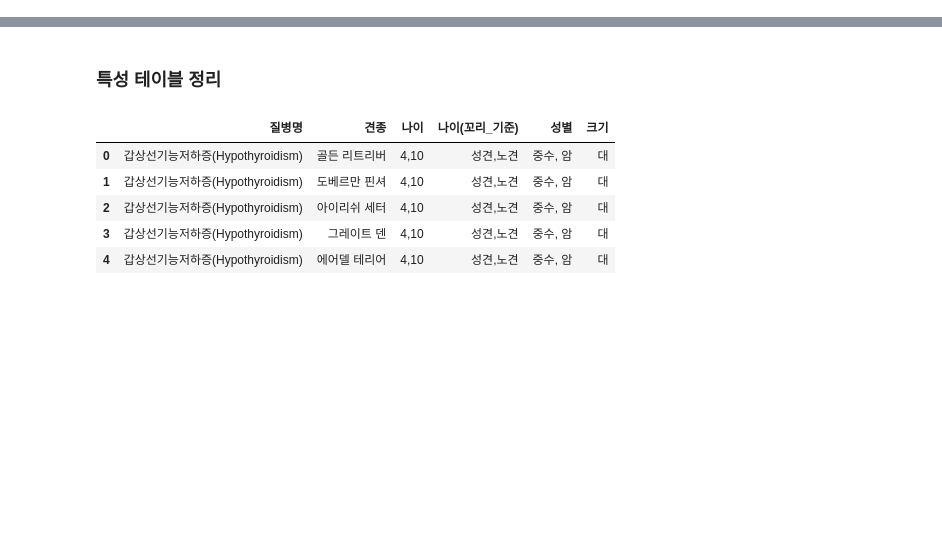
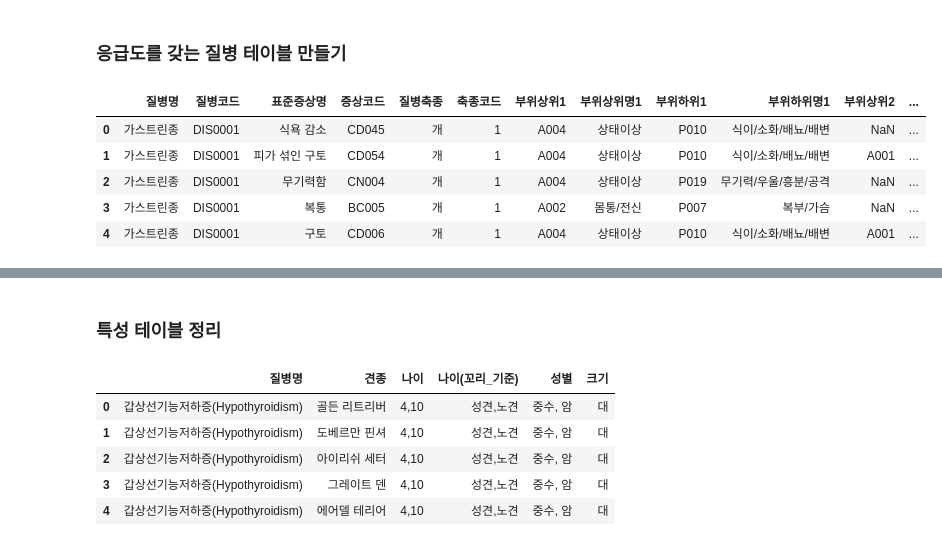
Before and after one commit to jha1s/puppy_project, a Jupyter notebook: result.ipynb, the cells around one changed output, grey strips where cells are left out. Saved outputs shown, nothing was run; the diff lists cells and outputs as text; code cells hidden in the pictures; blank space fills up the shorter version.

```diff
--- a/result.ipynb
+++ b/result.ipynb
@@ -8,3 +8,15 @@ warnings.filterwarnings("ignore")
 #결과 화면에서 테이블을 크게 보기 위한 설정
 pd.set_option('display.max_row', 500)
 pd.set_option('display.max_columns', 100)
+# %% [markdown]
+### 응급도를 갖는 질병 테이블 만들기
+# %%
+df = pd.read_excel('./최종자료/꼬리2.0 질병증상데이터_공유용 v1.2.xlsx', sheet_name='전체')
+df.head()
+# %% [output]
+|  | 질병명 | 질병코드 | 표준증상명 | 증상코드 | 질병축종 | 축종코드 | 부위상위1 | 부위상위명1 | 부위하위1 | 부위하위명1 | 부위상위2 | ... |
+| 0 | 가스트린종 | DIS0001 | 식욕 감소 | CD045 | 개 | 1 | A004 | 상태이상 | P010 | 식이/소화/배뇨/배변 | NaN | ... |
+| 1 | 가스트린종 | DIS0001 | 피가 섞인 구토 | CD054 | 개 | 1 | A004 | 상태이상 | P010 | 식이/소화/배뇨/배변 | A001 | ... |
+| 2 | 가스트린종 | DIS0001 | 무기력함 | CN004 | 개 | 1 | A004 | 상태이상 | P019 | 무기력/우울/흥분/공격 | NaN | ... |
+| 3 | 가스트린종 | DIS0001 | 복통 | BC005 | 개 | 1 | A002 | 몸통/전신 | P007 | 복부/가슴 | NaN | ... |
+| 4 | 가스트린종 | DIS0001 | 구토 | CD006 | 개 | 1 | A004 | 상태이상 | P010 | 식이/소화/배뇨/배변 | A001 | ... |
```
Also changed, not shown: parts of 11 cells of this notebook, 1 other file.
